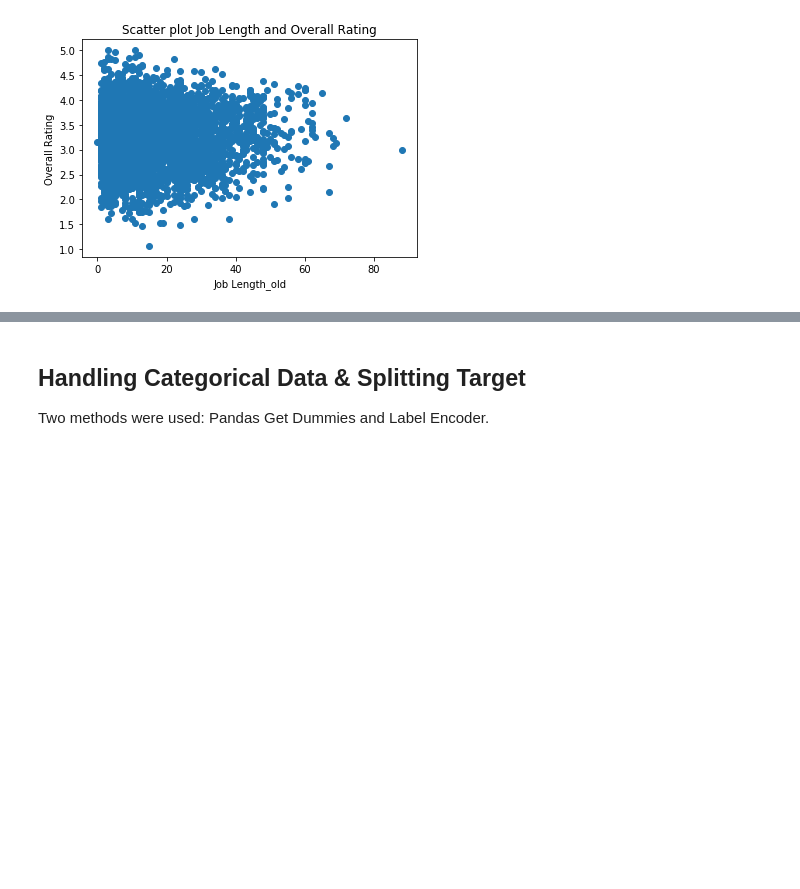
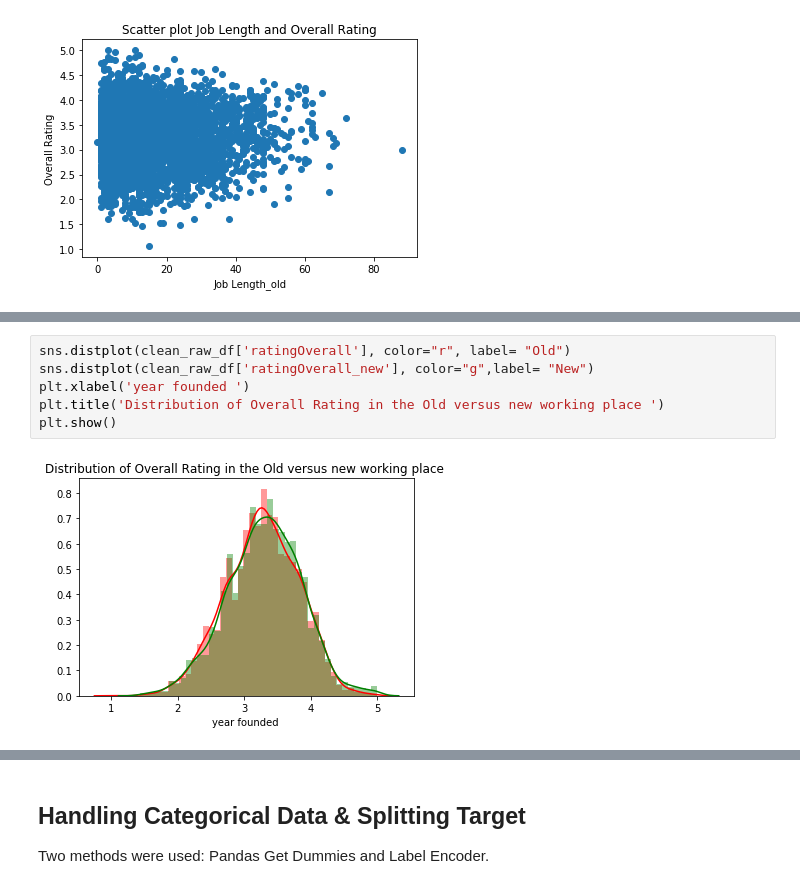
Before and after one commit to steve98654/attrition, a Jupyter notebook: src/Glassdoorattrition v2.ipynb, the cells around one changed output, grey strips where cells are left out. Drawn from its saved outputs; the diff is of its cells as text; blank space fills up the shorter version.

```diff
--- a/src/Glassdoorattrition v2.ipynb
+++ b/src/Glassdoorattrition v2.ipynb
@@ -313,0 +322,8 @@ Text(0,0.5,'Overall Rating')
+# %%
+sns.distplot(clean_raw_df['ratingOverall'], color="r", label= "Old")
+sns.distplot(clean_raw_df['ratingOverall_new'], color="g",label= "New")
+plt.xlabel('year founded ')
+plt.title('Distribution of Overall Rating in the Old versus new working place ')
+plt.show()
+# %% [output]
+[figure, added]
```
Also changed, not shown: parts of 6 cells of this notebook.
